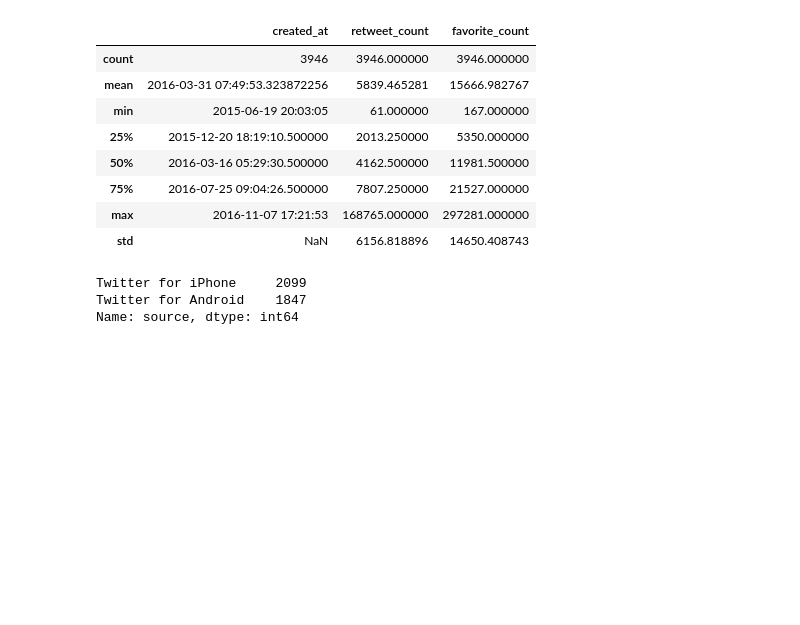
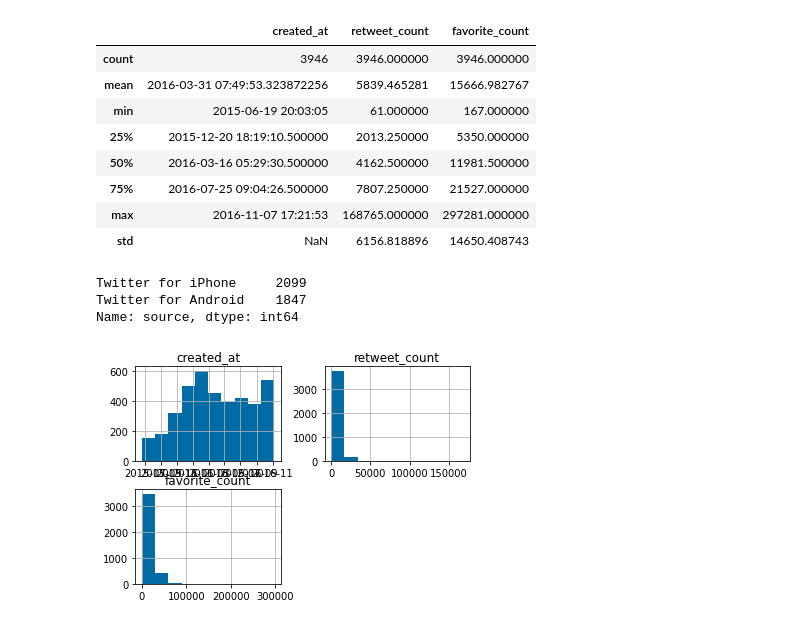
Before and after one commit to andreaj-it/INTRO-TO-NLP, a Jupyter notebook: src/Analyzing_Tweets_4GKS.ipynb, the cells around one changed output. Drawn from its saved outputs; the diff is of its cells as text; code cells hidden in the pictures; blank space fills up the shorter version.

```diff
--- a/src/Analyzing_Tweets_4GKS.ipynb
+++ b/src/Analyzing_Tweets_4GKS.ipynb
@@ -193,3 +199,9 @@ Twitter for Android    1847
 Name: source, dtype: int64
 # %%
 # 3.5 Get histograms for numerical data
+df.hist()
+plt.show()
+
+#valores sesgados
+# %% [output]
+[figure, added]
```
Also changed, not shown: parts of 23 cells of this notebook.
